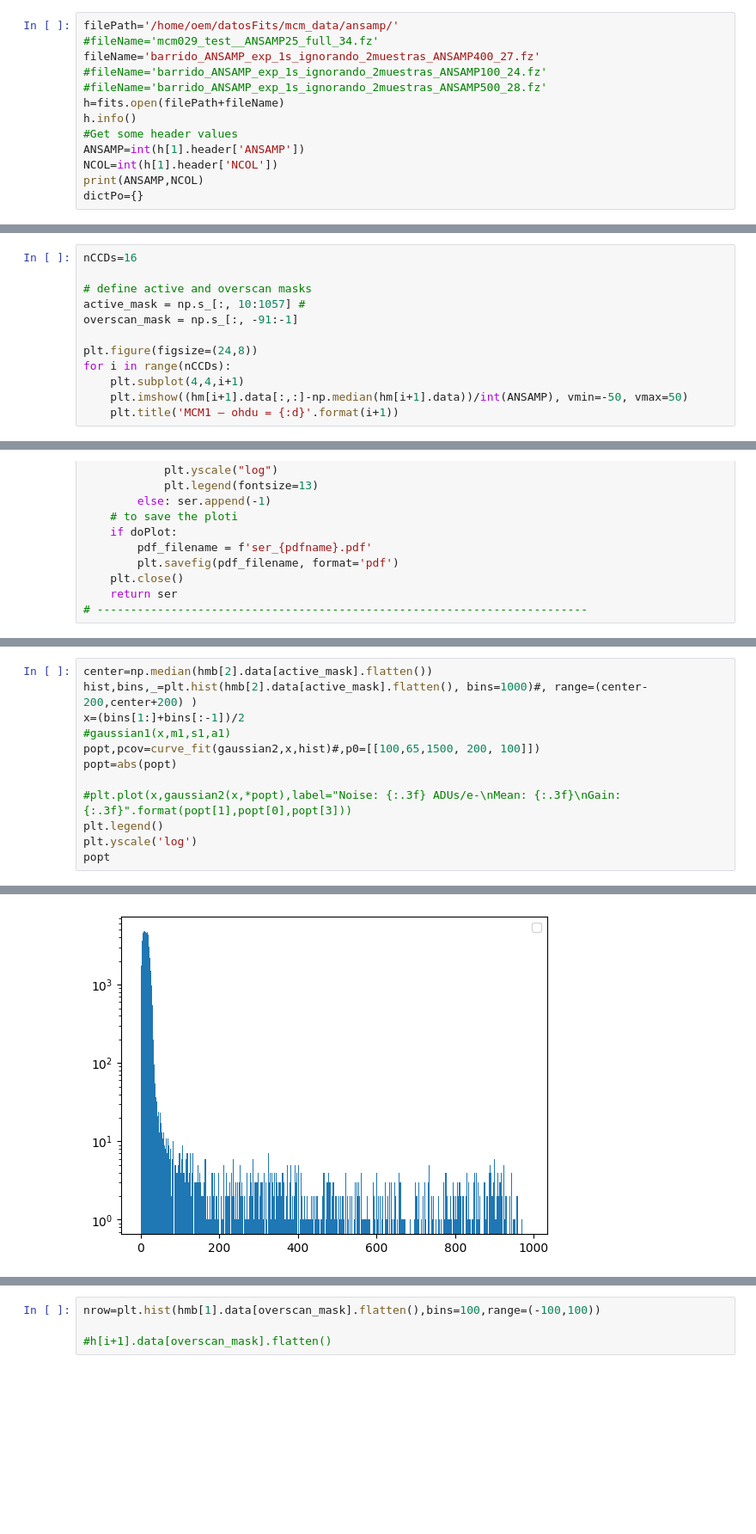
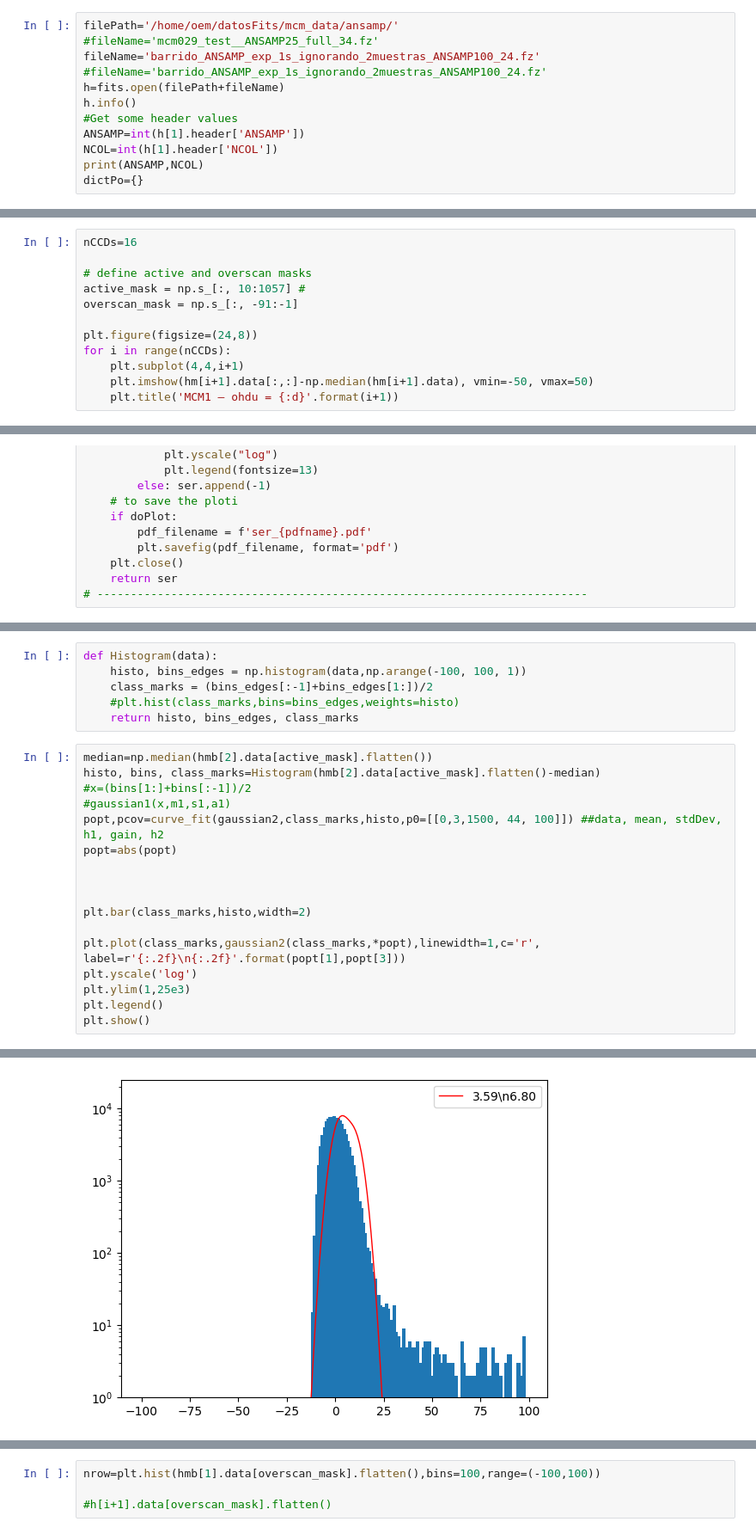
Before and after one commit to maumtzmon/ClasesPy, a Jupyter notebook: 60 - MCM Test/AnaMCM_CONNIE.ipynb, the cells around one changed output, grey strips where cells are left out. Shown at 86% size. Saved outputs shown, nothing was run; the diff lists cells and outputs as text; blank space fills up the shorter version.

```diff
--- a/60 - MCM Test/AnaMCM_CONNIE.ipynb
+++ b/60 - MCM Test/AnaMCM_CONNIE.ipynb
@@ -67,9 +217,8 @@ def GetSingleCCDImage(hdul,LTA_channel,ColInit,NCOL,step,NrOfMCMs):
 # %%
 filePath='/home/oem/datosFits/mcm_data/ansamp/'
 #fileName='mcm029_test__ANSAMP25_full_34.fz'
-fileName='barrido_ANSAMP_exp_1s_ignorando_2muestras_ANSAMP400_27.fz'
+fileName='barrido_ANSAMP_exp_1s_ignorando_2muestras_ANSAMP100_24.fz'
 #fileName='barrido_ANSAMP_exp_1s_ignorando_2muestras_ANSAMP100_24.fz'
-#fileName='barrido_ANSAMP_exp_1s_ignorando_2muestras_ANSAMP500_28.fz'
 h=fits.open(filePath+fileName)
 h.info()
 #Get some header values
@@ -217,6 +368,6 @@ overscan_mask = np.s_[:, -91:-1]
 plt.figure(figsize=(24,8))
 for i in range(nCCDs):
     plt.subplot(4,4,i+1)
-    plt.imshow((hm[i+1].data[:,:]-np.median(hm[i+1].data))/int(ANSAMP), vmin=-50, vmax=50)
+    plt.imshow(hm[i+1].data[:,:]-np.median(hm[i+1].data), vmin=-50, vmax=50)
     plt.title('MCM1 – ohdu = {:d}'.format(i+1))
 # %% [output]
@@ -587,13 +750,24 @@ def Ser(h, active_mask, iMCM, nCCDs, dataOK, gain, idoPlot, pdfname, itera=10, t
+# %%
+def Histogram(data):
+    histo, bins_edges = np.histogram(data,np.arange(-100, 100, 1))
+    class_marks = (bins_edges[:-1]+bins_edges[1:])/2
+    #plt.hist(class_marks,bins=bins_edges,weights=histo)
+    return histo, bins_edges, class_marks
 # %%
-center=np.median(hmb[2].data[active_mask].flatten())
-hist,bins,_=plt.hist(hmb[2].data[active_mask].flatten(), bins=1000)#, range=(center-200,center+200) )
-x=(bins[1:]+bins[:-1])/2
+median=np.median(hmb[2].data[active_mask].flatten())
+histo, bins, class_marks=Histogram(hmb[2].data[active_mask].flatten()-median)
+#x=(bins[1:]+bins[:-1])/2
 #gaussian1(x,m1,s1,a1)
-popt,pcov=curve_fit(gaussian2,x,hist)#,p0=[[100,65,1500, 200, 100]])
+popt,pcov=curve_fit(gaussian2,class_marks,histo,p0=[[0,3,1500, 44, 100]]) ##data, mean, stdDev, h1, gain, h2
 popt=abs(popt)
 
-#plt.plot(x,gaussian2(x,*popt),label="Noise: {:.3f} ADUs/e-\nMean: {:.3f}\nGain: {:.3f}".format(popt[1],popt[0],popt[3]))
+
+
+plt.bar(class_marks,histo,width=2)
+
+plt.plot(class_marks,gaussian2(class_marks,*popt),linewidth=1,c='r', label=r'{:.2f}\n{:.2f}'.format(popt[1],popt[3]))
+plt.yscale('log')
+plt.ylim(1,25e3)
 plt.legend()
-plt.yscale('log')
-popt
+plt.show()
 # %% [output]
@@ -603,4 +774,4 @@ array([   7.90874148,    4.68124247, 4626.12162272,   10.60741098,
-[figure, old version]
+[figure, new version]
 # %%
 # Gain
 anaGain(hmb, active_mask, MCMNro, nCCDs, ohdusOK, doPlot=True, pdfname='None.pdf')
```
Also changed, not shown: parts of 27 cells of this notebook, 44 other files.
